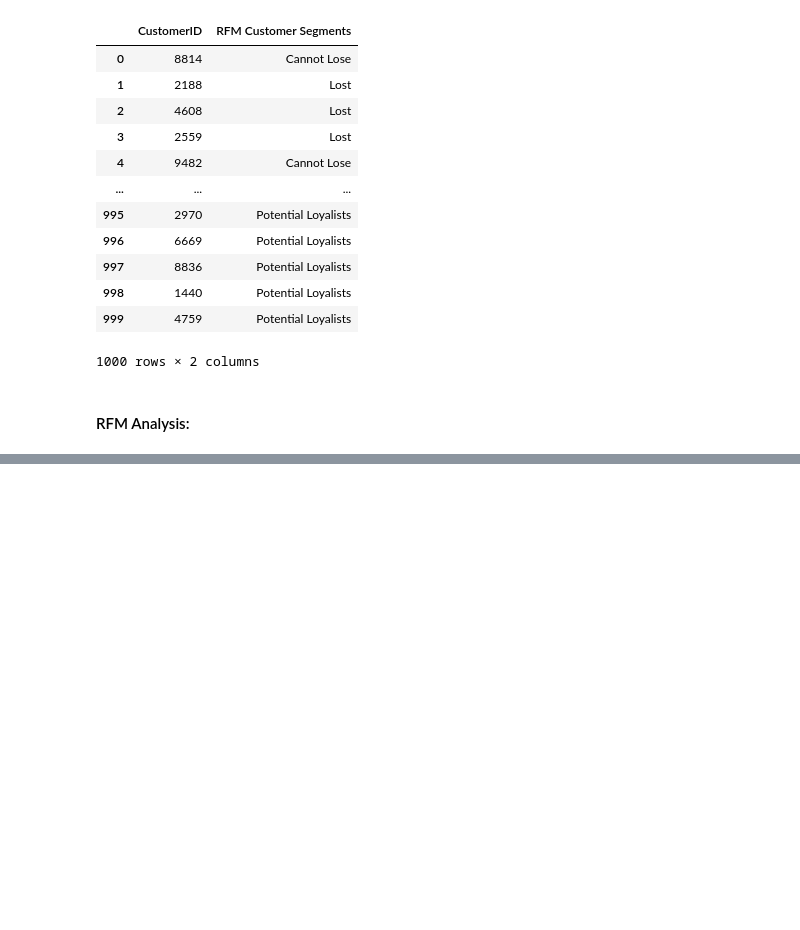
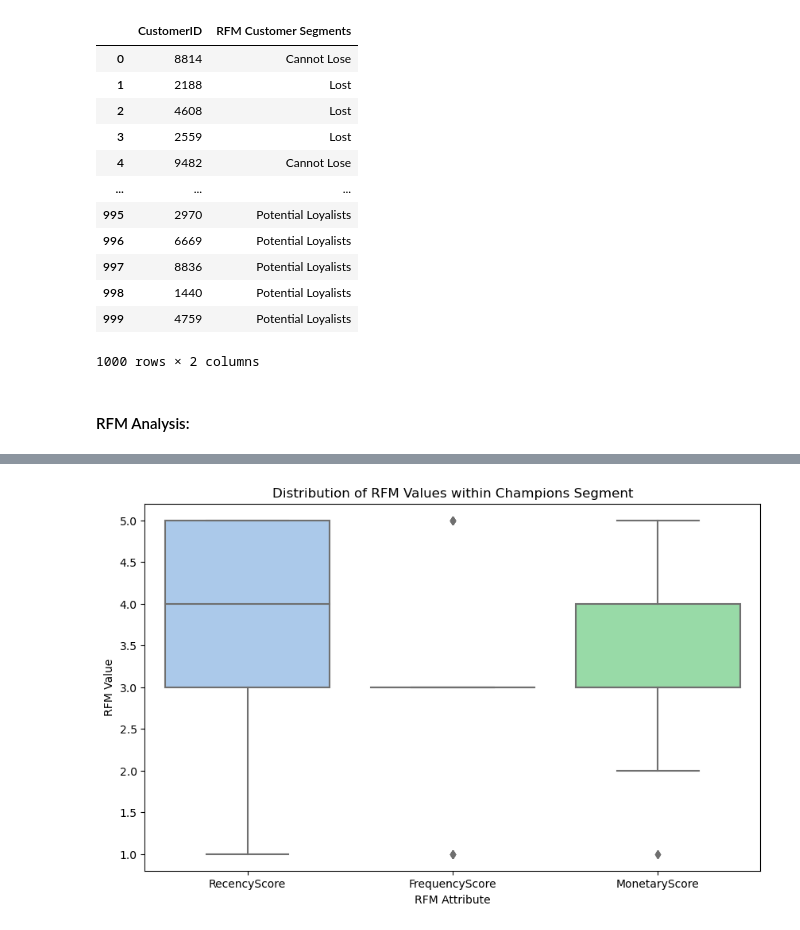
Before and after one commit to richardwarepam16/Case-Studies-DataAnalytics, a Jupyter notebook: rfmAnalysis/analysis.ipynb, the cells around one changed output, grey strips where cells are left out. Drawn from its saved outputs; the diff is of its cells as text; code cells hidden in the pictures; blank space fills up the shorter version.

```diff
--- a/rfmAnalysis/analysis.ipynb
+++ b/rfmAnalysis/analysis.ipynb
@@ -209,0 +227,13 @@ df[['CustomerID', 'RFM Customer Segments']]
+# %%
+champions_segment = df[df['RFM Customer Segments'] == 'Champions']
+
+plt.figure(figsize= (10,6))
+sns.boxplot(data = champions_segment[['RecencyScore', 'FrequencyScore', 'MonetaryScore']], palette= 'pastel')
+
+plt.title('Distribution of RFM Values within Champions Segment')
+plt.xlabel('RFM Attribute')
+plt.ylabel('RFM Value')
+
+plt.show()
+# %% [output]
+[figure, added]
```
Also changed, not shown: parts of 6 cells of this notebook.
